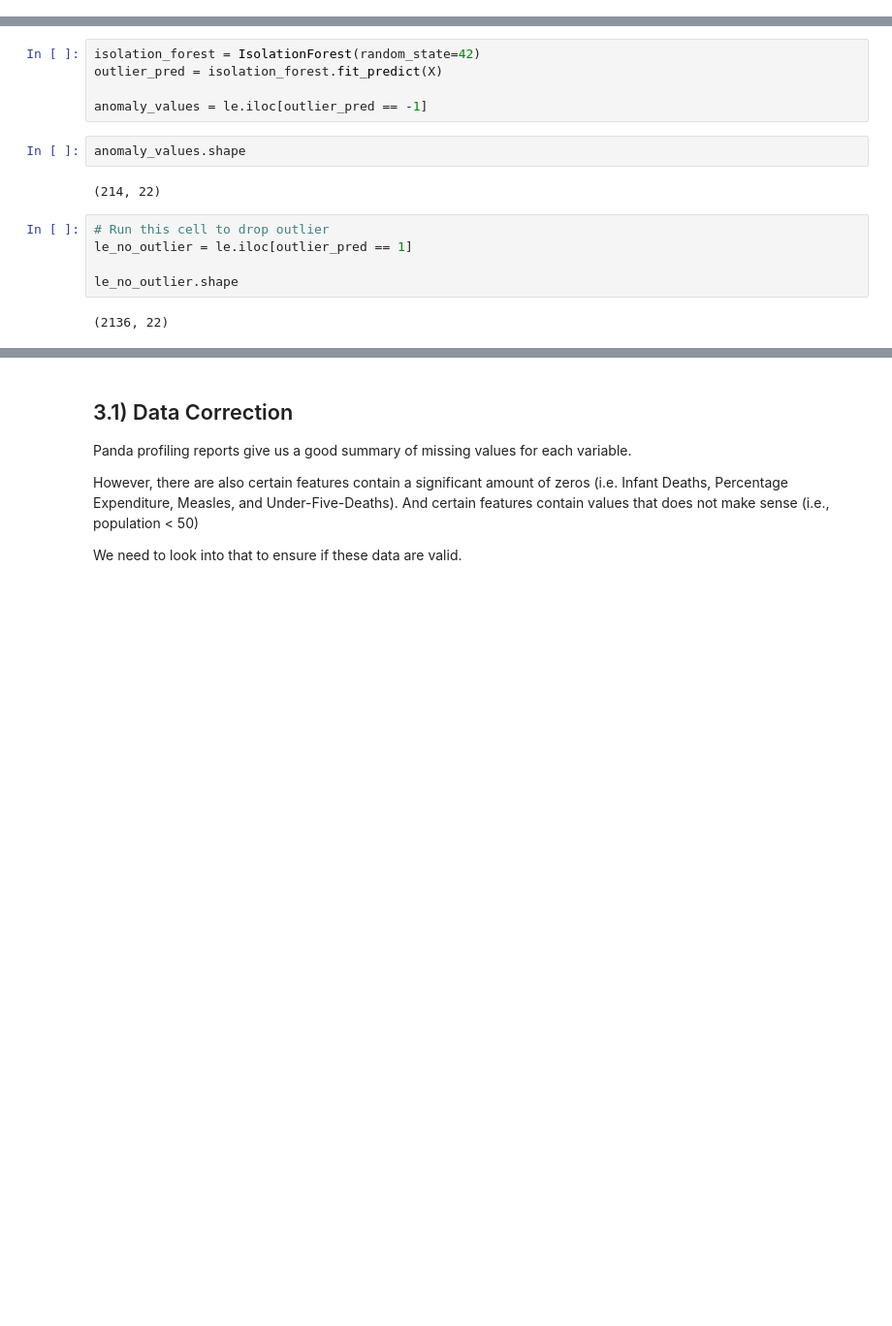
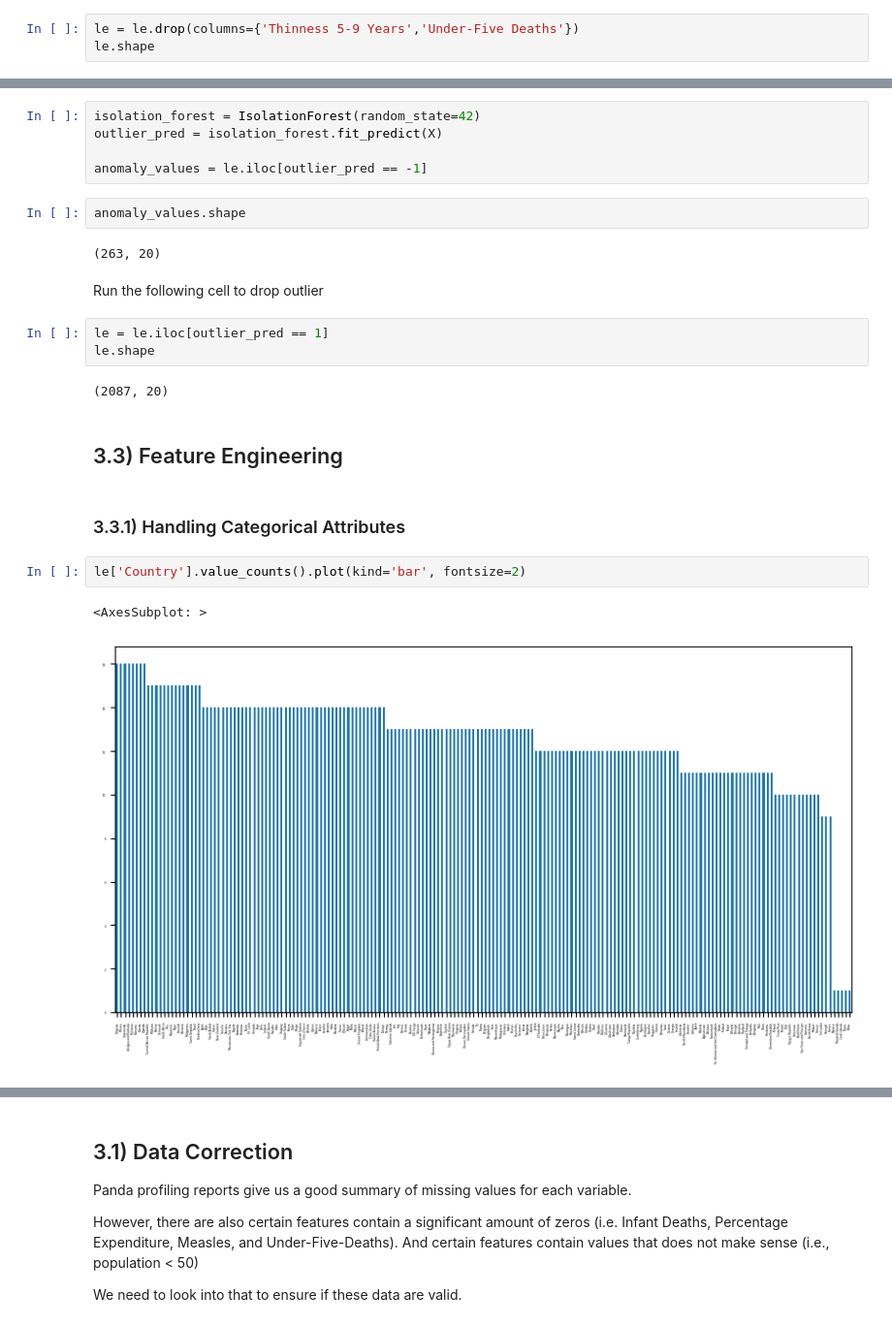
Before and after one commit to shanshanlao/life-expectancy-prediction, a Jupyter notebook: ml-projects/life-expectancy-prediction.ipynb, the cells around one changed output, grey strips where cells are left out. Shown: that part at 97% size. Drawn from its saved outputs; the diff is of its cells as text; blank space fills up the shorter version.

Commit message:
Update life-expectancy-prediction.ipynb
Handled Categorical Variables

```diff
--- a/ml-projects/life-expectancy-prediction.ipynb
+++ b/ml-projects/life-expectancy-prediction.ipynb
@@ -535,0 +543,3 @@ plt.savefig(path, dpi=300, bbox_inches='tight')
+# %%
+le = le.drop(columns={'Thinness 5-9 Years','Under-Five Deaths'})
+le.shape
@@ -733,11 +699,20 @@ anomaly_values = le.iloc[outlier_pred == -1]
 # %%
 anomaly_values.shape
 # %% [output]
-(214, 22)
+(263, 20)
+# %% [markdown]
+Run the following cell to drop outlier
 # %%
-# Run this cell to drop outlier
-le_no_outlier = le.iloc[outlier_pred == 1]
-
-le_no_outlier.shape
+le = le.iloc[outlier_pred == 1]
+le.shape
 # %% [output]
-(2136, 22)
+(2087, 20)
+# %% [markdown]
+## 3.3) Feature Engineering
+# %% [markdown]
+### 3.3.1) Handling Categorical Attributes
+# %%
+le['Country'].value_counts().plot(kind='bar', fontsize=2)
+# %% [output]
+<AxesSubplot: >
+[figure, added]
```
Also changed, not shown: parts of 12 cells of this notebook.
